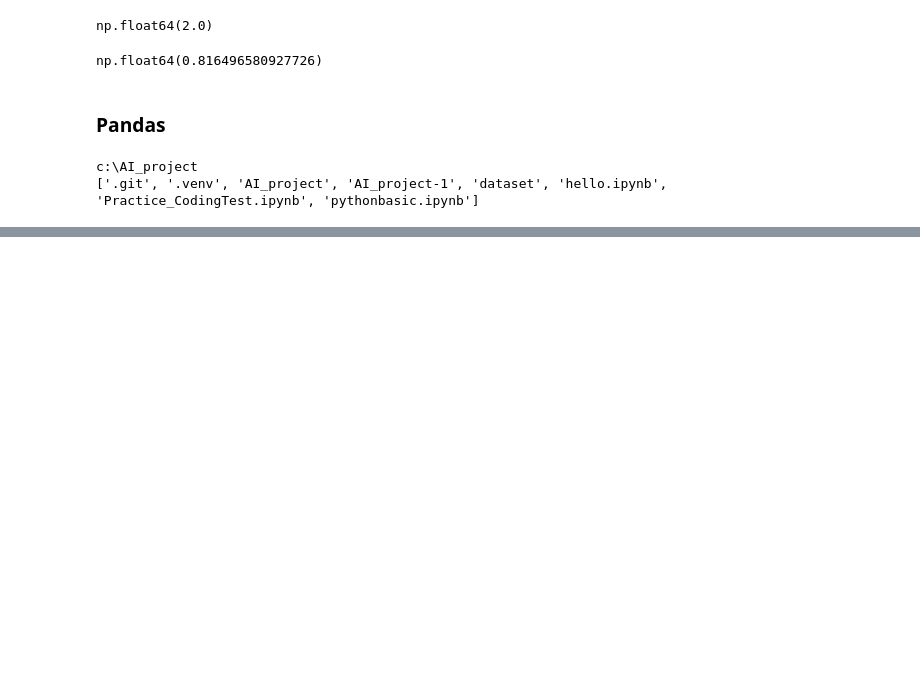
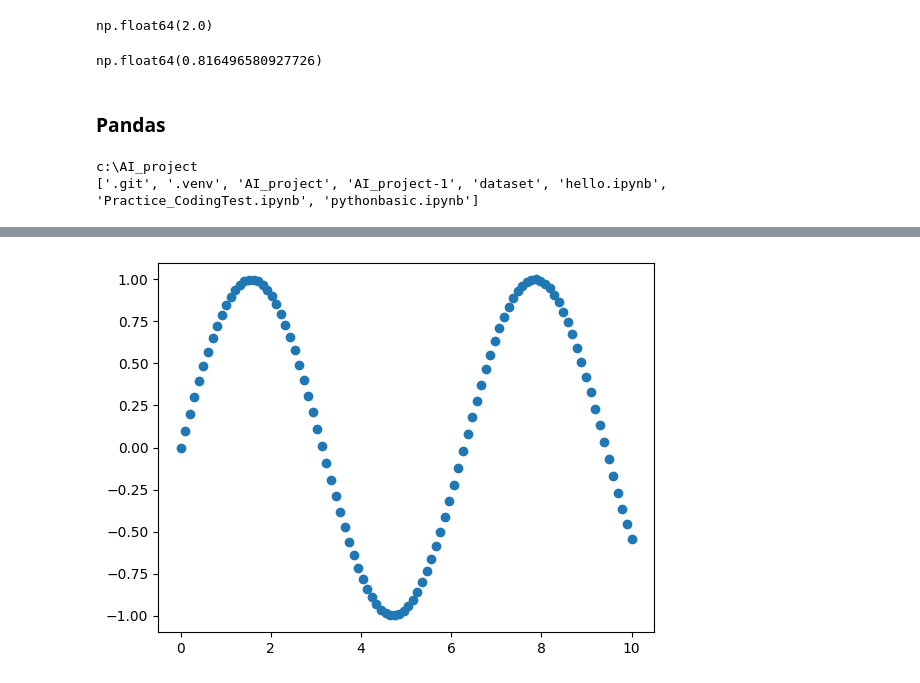
Before and after one commit to PlaidMoon99/AI_project, a Jupyter notebook: hello.ipynb, the cells around one changed output, grey strips where cells are left out. Saved outputs shown, nothing was run; the diff lists cells and outputs as text; code cells hidden in the pictures; blank space fills up the shorter version.

```diff
--- a/hello.ipynb
+++ b/hello.ipynb
@@ -631,0 +726,5 @@ FileNotFoundError: [Errno 2] No such file or directory: 'diabetes.csv'
+# %%
+plt.scatter(x,y)
+plt.show()
+# %% [output]
+[figure, added]
```
Also changed, not shown: parts of 26 cells of this notebook, 1 other file.
